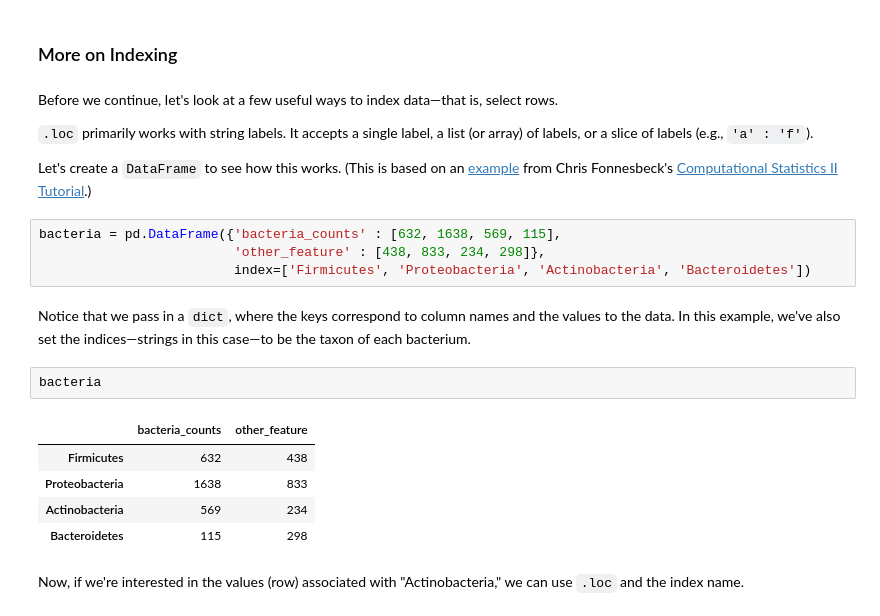
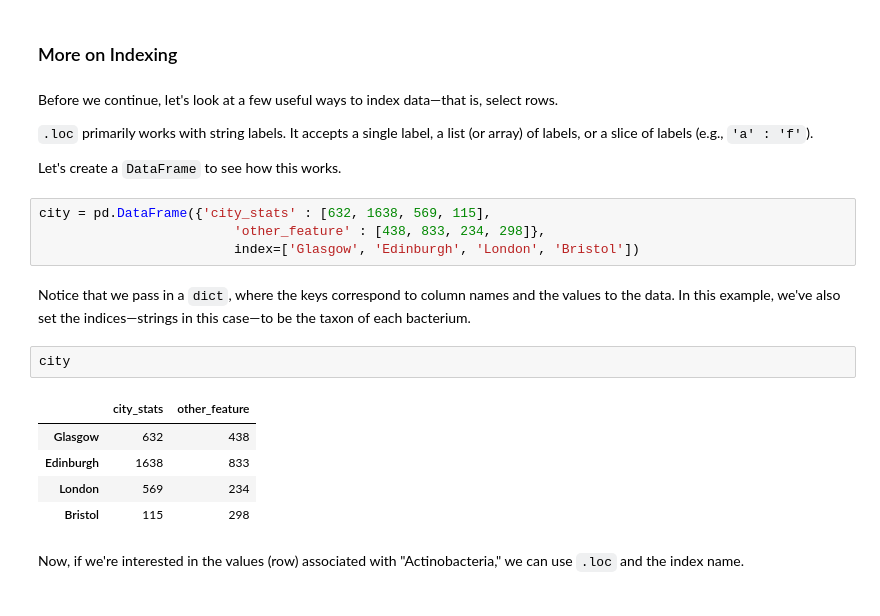
Before and after one commit to qszhao/PTUA2023, a Jupyter notebook: Lab05/Lecture05_Pandas.ipynb, the cells around one changed output. Saved outputs shown, nothing was run; the diff lists cells and outputs as text.

```diff
--- a/Lab05/Lecture05_Pandas.ipynb
+++ b/Lab05/Lecture05_Pandas.ipynb
@@ -170,20 +170,20 @@ Before we continue, let's look at a few useful ways to index data&mdash;that is,
 
 `.loc` primarily works with string labels. It accepts a single label, a list (or array) of labels, or a slice of labels (e.g., `'a' : 'f'`).
 
-Let's create a `DataFrame` to see how this works. (This is based on an [example](https://github.com/fonnesbeck/scipy2015_tutorial/blob/master/notebooks/1.%20Data%20Preparation.ipynb) from Chris Fonnesbeck's [Computational Statistics II Tutorial](https://github.com/fonnesbeck/scipy2015_tutorial).)
+Let's create a `DataFrame` to see how this works.
 # %%
-bacteria = pd.DataFrame({'bacteria_counts' : [632, 1638, 569, 115],
+city = pd.DataFrame({'city_stats' : [632, 1638, 569, 115],
                          'other_feature' : [438, 833, 234, 298]},
-                         index=['Firmicutes', 'Proteobacteria', 'Actinobacteria', 'Bacteroidetes'])
+                         index=['Glasgow', 'Edinburgh', 'London', 'Bristol'])
 # %% [markdown]
 Notice that we pass in a `dict`, where the keys correspond to column names and the values to the data. In this example, we've also set the indices&mdash;strings in this case&mdash;to be the taxon of each bacterium.
-# %%
-bacteria
-# %% [output]
-|  | bacteria_counts | other_feature |
-| Firmicutes | 632 | 438 |
-| Proteobacteria | 1638 | 833 |
-| Actinobacteria | 569 | 234 |
-| Bacteroidetes | 115 | 298 |
+# %%
+city
+# %% [output]
+|  | city_stats | other_feature |
+| Glasgow | 632 | 438 |
+| Edinburgh | 1638 | 833 |
+| London | 569 | 234 |
+| Bristol | 115 | 298 |
 # %% [markdown]
 Now, if we're interested in the values (row) associated with "Actinobacteria," we can use `.loc` and the index name.
```
Also changed, not shown: parts of 12 cells of this notebook.
